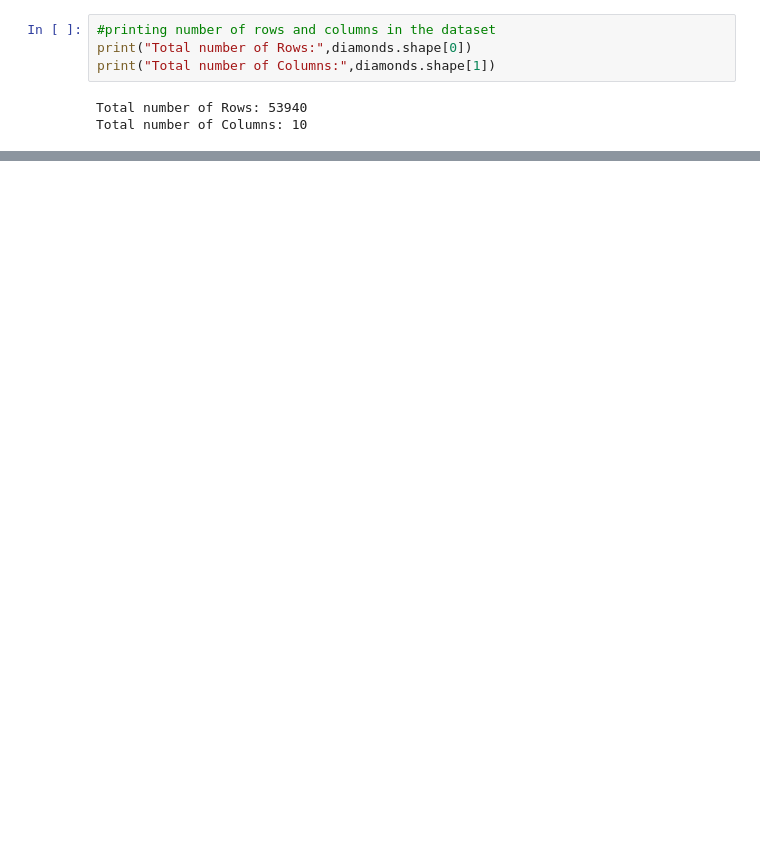
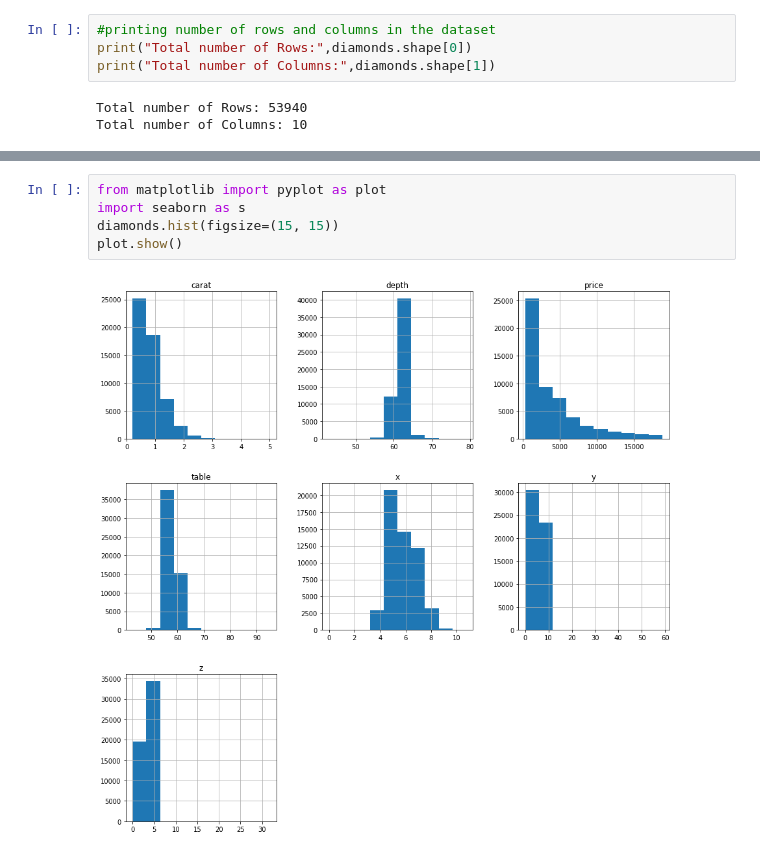
Before and after one commit to MayoMary/Repeat-Fundamentals-of-Data-Analysis, a Jupyter notebook: Diamond-dataset-analysis.ipynb, the cells around one changed output, grey strips where cells are left out. Drawn from its saved outputs; the diff is of its cells as text; blank space fills up the shorter version.

```diff
--- a/Diamond-dataset-analysis.ipynb
+++ b/Diamond-dataset-analysis.ipynb
@@ -47,0 +190,7 @@ Total number of Columns: 10
+# %%
+from matplotlib import pyplot as plot
+import seaborn as s
+diamonds.hist(figsize=(15, 15))
+plot.show()
+# %% [output]
+[figure, added]
```
Also changed, not shown: parts of 23 cells of this notebook.
